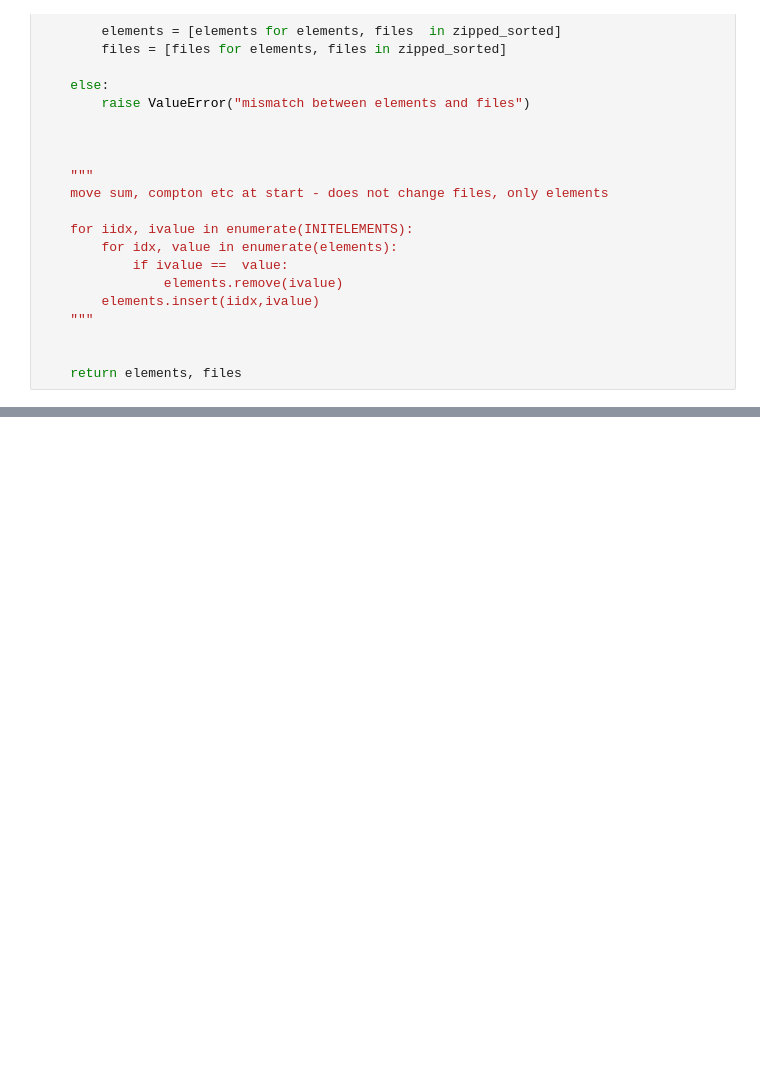
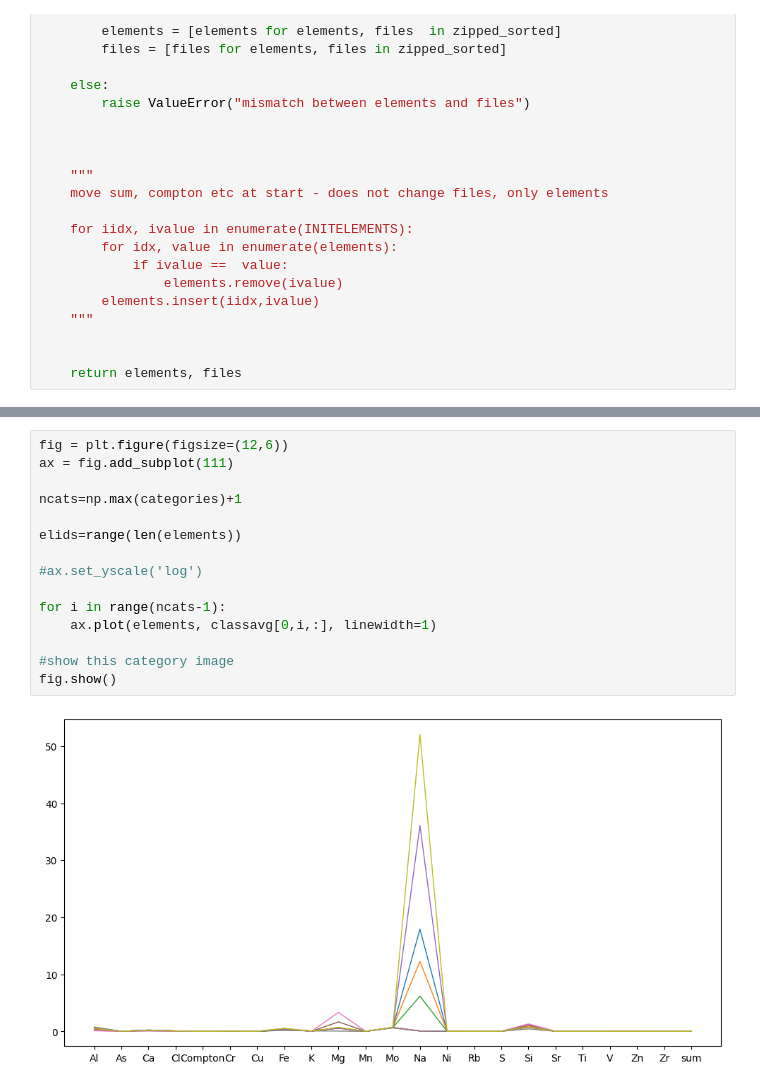
Before and after one commit to lachlanc61/ColourspecXFM, a Jupyter notebook: notebooks/geopixe_seg.ipynb, the cells around one changed output, grey strips where cells are left out. Drawn from its saved outputs; the diff is of its cells as text; blank space fills up the shorter version.

```diff
--- a/notebooks/geopixe_seg.ipynb
+++ b/notebooks/geopixe_seg.ipynb
@@ -126,0 +208,17 @@ Al
+# %%
+fig = plt.figure(figsize=(12,6))
+ax = fig.add_subplot(111)
+
+ncats=np.max(categories)+1
+
+elids=range(len(elements))
+
+#ax.set_yscale('log')
+
+for i in range(ncats-1):
+    ax.plot(elements, classavg[0,i,:], linewidth=1)
+
+#show this category image
+fig.show()
+# %% [output]
+[figure, added]
```
Also changed, not shown: parts of 8 cells of this notebook, 2 other files.
